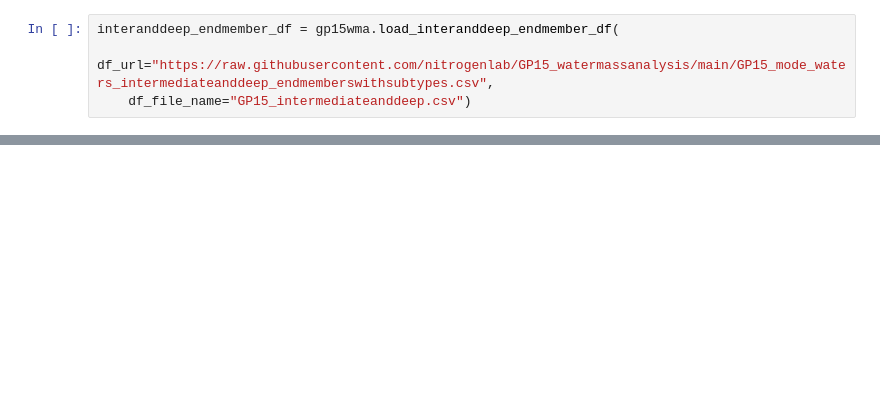
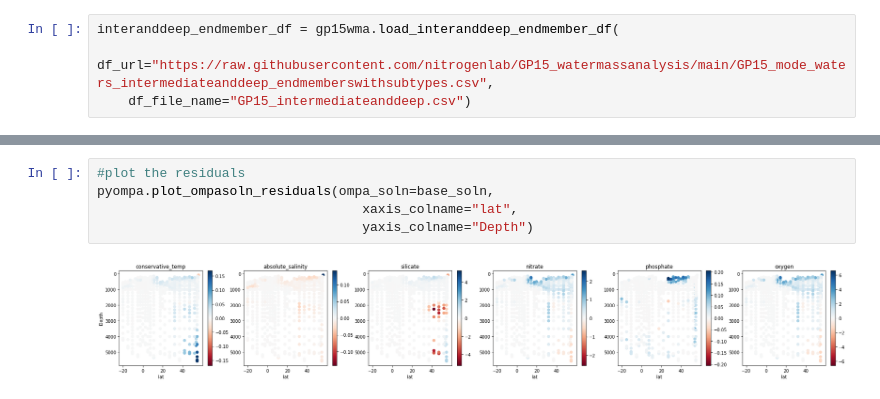
Before and after one commit to nitrogenlab/gp15wmascripts, a Jupyter notebook: notebooks/Replicating_pyompa_base_solution.ipynb, the cells around one changed output, grey strips where cells are left out. Cells and saved outputs as stored; diff of their text form; blank space fills up the shorter version.

Commit message:
Fixed the bug; generates the base solution now

```diff
--- a/notebooks/Replicating_pyompa_base_solution.ipynb
+++ b/notebooks/Replicating_pyompa_base_solution.ipynb
@@ -196,0 +130,7 @@ Magnitude difference
+# %%
+#plot the residuals
+pyompa.plot_ompasoln_residuals(ompa_soln=base_soln,
+                                  xaxis_colname="lat",
+                                  yaxis_colname="Depth")
+# %% [output]
+[figure, added]
```
Also changed, not shown: parts of 9 cells of this notebook.
